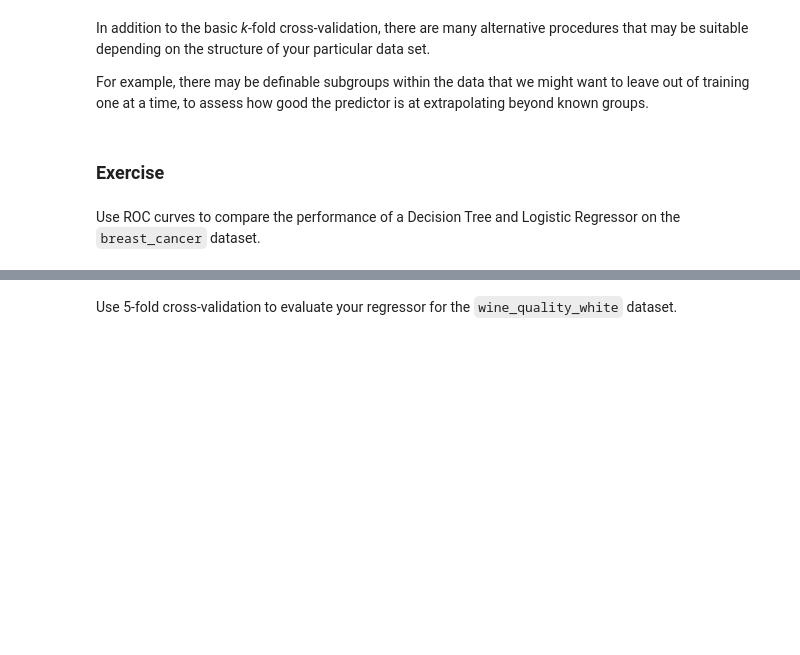
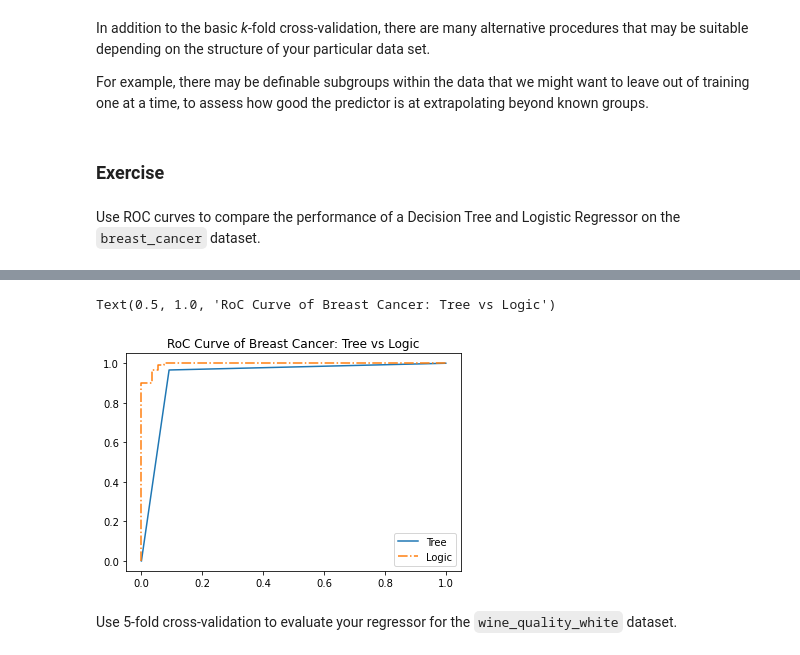
Before and after one commit to snowztail/learn-python, a Jupyter notebook: machine-learning-with-python/notebooks/08-valuation.ipynb, the cells around one changed output, grey strips where cells are left out. Cells and saved outputs as stored; diff of their text form; code cells hidden in the pictures; blank space fills up the shorter version.

```diff
--- a/machine-learning-with-python/notebooks/08-valuation.ipynb
+++ b/machine-learning-with-python/notebooks/08-valuation.ipynb
@@ -221,0 +205,11 @@ AttributeError: 'DecisionTreeRegressor' object has no attribute 'predict_proba'
+# %%
+scaler = StandardScaler()
+scaler.fit(X_test)
+X_test_scaled = scaler.transform(X_test)
+# %%
+from sklearn.tree import DecisionTreeClassifier
+
+tree = DecisionTreeClassifier(random_state=0)
+tree.fit(X_train_scaled, y_train)
+y_tree = tree.predict(X_test_scaled)
+p_tree = tree.predict_proba(X_test_scaled)
@@ -222,2 +219,24 @@ AttributeError: 'DecisionTreeRegressor' object has no attribute 'predict_proba'
+# %%
+from sklearn.linear_model import LogisticRegression
+
+logic = LogisticRegression(random_state=0)
+logic.fit(X_train_scaled, y_train)
+y_logic = logic.predict(X_test_scaled)
+p_logic = logic.predict_proba(X_test_scaled)
+# %%
+from sklearn.metrics import roc_curve
+
+fpr_tree, tpr_tree, _ = roc_curve(y_test, p_tree[:,1])
+fpr_logic, tpr_logic, _ = roc_curve(y_test, p_logic[:,1])
+# %%
+import matplotlib.pyplot as plt
+
+plt.plot(fpr_tree, tpr_tree, label="Tree")
+plt.plot(fpr_logic, tpr_logic, linestyle="-.", label="Logic")
+plt.legend()
+plt.title("RoC Curve of Breast Cancer: Tree vs Logic")
+# %% [output]
+Text(0.5, 1.0, 'RoC Curve of Breast Cancer: Tree vs Logic')
+[figure, added]
 # %% [markdown]
 Use 5-fold cross-validation to evaluate your regressor for the `wine_quality_white` dataset.
```
Also changed, not shown: parts of 13 cells of this notebook, 4 other files.
